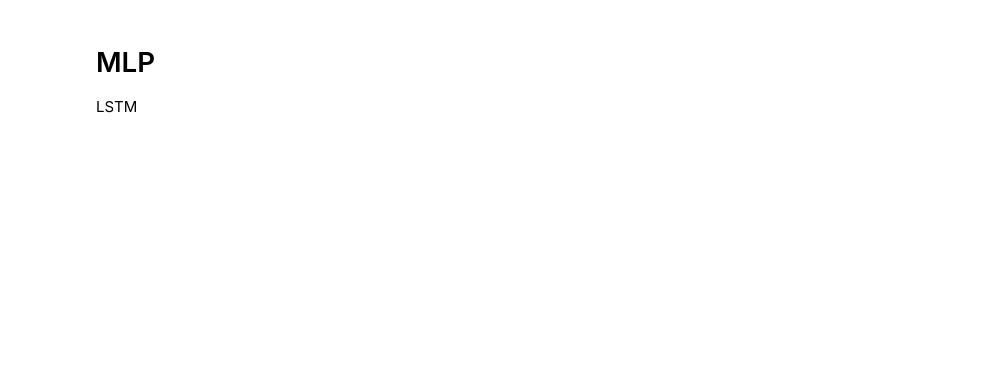
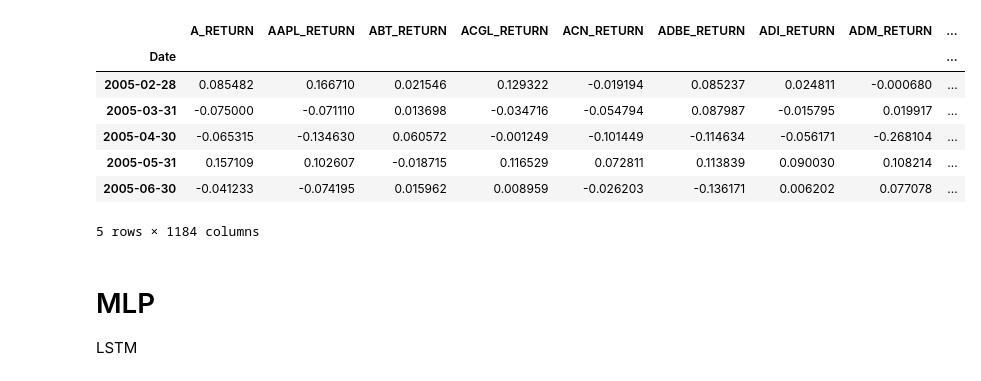
Before and after one commit to rishitashroff/riskreturncalculator, a Jupyter notebook: Project.ipynb, the cells around one changed output. Saved outputs shown, nothing was run; the diff lists cells and outputs as text; code cells hidden in the pictures; blank space fills up the shorter version.

```diff
--- a/Project.ipynb
+++ b/Project.ipynb
@@ -111,15 +206,25 @@ rolling_monthly = rolling_avg.resample('M').last()
 # %%
 # Creating the final df
 result = pd.concat([returns_mon, monthly_std], axis=1, keys=['RETURN', 'STDEV'])
 result.columns = result.columns.get_level_values(1) + '_' + result.columns.get_level_values(0).astype(str)
-
 
 result = pd.merge(result, rf, how='left', left_index=True, right_index=True)
 result = pd.merge(result, inflation_rate, how = 'left', left_index=True, right_index=True)
 result = pd.merge(result, rolling_monthly, how = 'left', left_index=True, right_index=True)
 
 # Removing first two rows because rolling average has errors
 result = result.iloc[2:]
+
+result.head()
+# %% [output]
+|  | A_RETURN | AAPL_RETURN | ABT_RETURN | ACGL_RETURN | ACN_RETURN | ADBE_RETURN | ADI_RETURN | ADM_RETURN | ... |
+| Date |  |  |  |  |  |  |  |  | ... |
+| 2005-02-28 | 0.085482 | 0.166710 | 0.021546 | 0.129322 | -0.019194 | 0.085237 | 0.024811 | -0.000680 | ... |
+| 2005-03-31 | -0.075000 | -0.071110 | 0.013698 | -0.034716 | -0.054794 | 0.087987 | -0.015795 | 0.019917 | ... |
+| 2005-04-30 | -0.065315 | -0.134630 | 0.060572 | -0.001249 | -0.101449 | -0.114634 | -0.056171 | -0.268104 | ... |
+| 2005-05-31 | 0.157109 | 0.102607 | -0.018715 | 0.116529 | 0.072811 | 0.113839 | 0.090030 | 0.108214 | ... |
+| 2005-06-30 | -0.041233 | -0.074195 | 0.015962 | 0.008959 | -0.026203 | -0.136171 | 0.006202 | 0.077078 | ... |
+5 rows × 1184 columns
 # %% [markdown]
 # MLP
 LSTM
```
Also changed, not shown: parts of 14 cells of this notebook, 6 other files.
